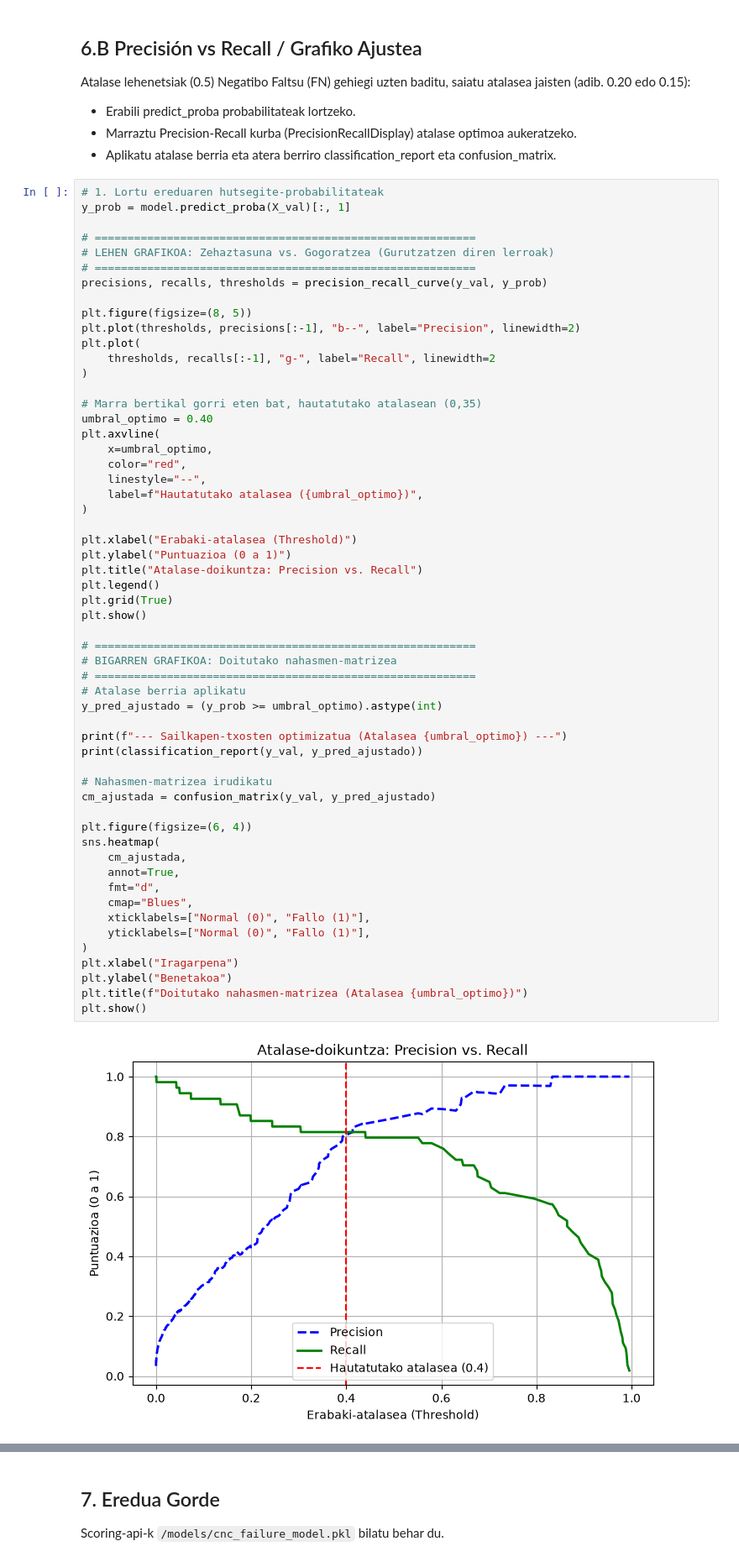
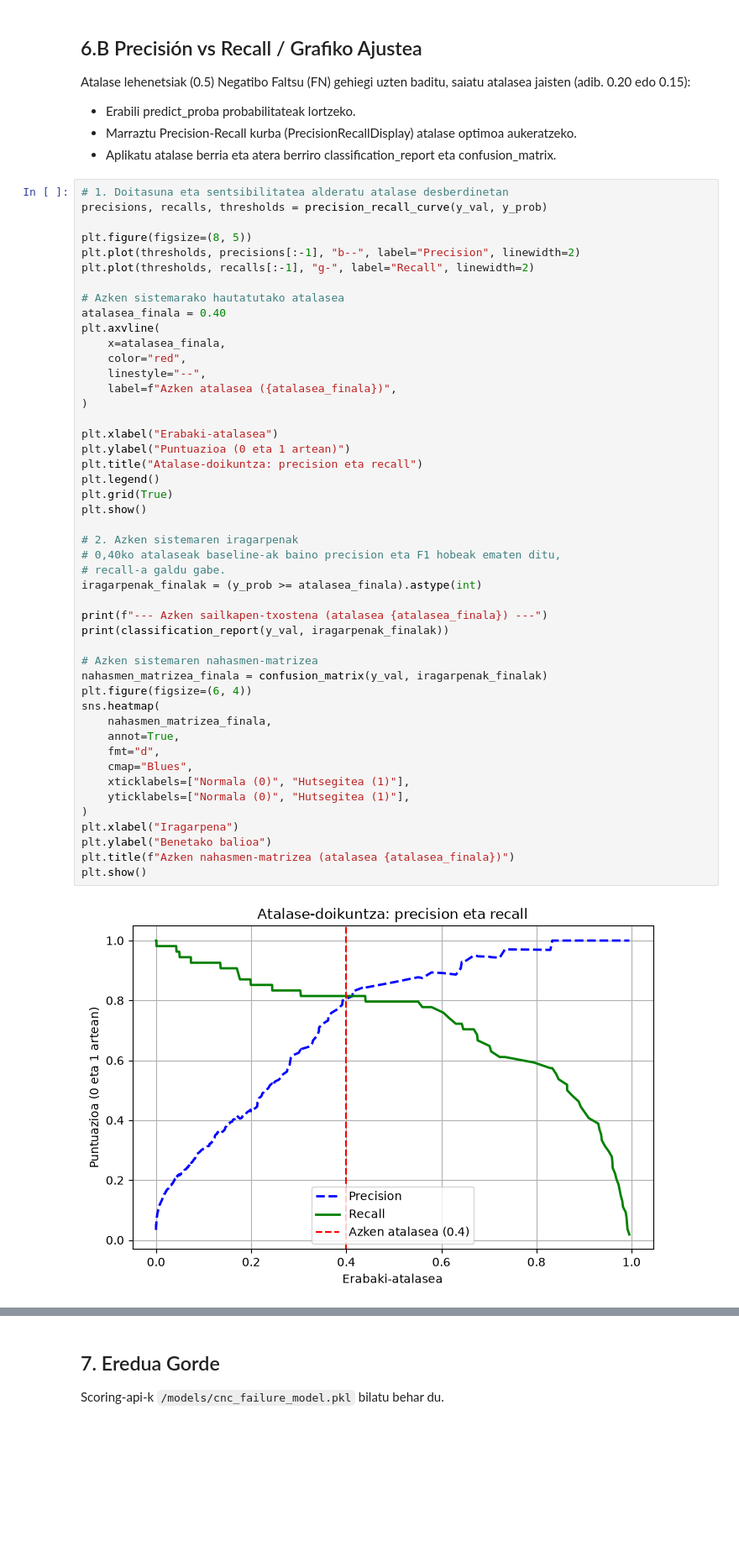
Before and after one commit to AABD-Ethazi-2627/T3-erronka1, a Jupyter notebook: notebooks/02_training.ipynb, the cells around one changed output, grey strips where cells are left out. Shown at 84% size. Drawn from its saved outputs; the diff is of its cells as text; blank space fills up the shorter version.

```diff
--- a/notebooks/02_training.ipynb
+++ b/notebooks/02_training.ipynb
@@ -372,60 +373,51 @@ Atalase lehenetsiak (0.5) Negatibo Faltsu (FN) gehiegi uzten baditu, saiatu atal
 - Marraztu Precision-Recall kurba (PrecisionRecallDisplay) atalase optimoa aukeratzeko.
 - Aplikatu atalase berria eta atera berriro classification_report eta confusion_matrix.
 # %%
-# 1. Lortu ereduaren hutsegite-probabilitateak
-y_prob = model.predict_proba(X_val)[:, 1]
-
-# ==========================================================
-# LEHEN GRAFIKOA: Zehaztasuna vs. Gogoratzea (Gurutzatzen diren lerroak)
-# ==========================================================
+# 1. Doitasuna eta sentsibilitatea alderatu atalase desberdinetan
 precisions, recalls, thresholds = precision_recall_curve(y_val, y_prob)
 
 plt.figure(figsize=(8, 5))
 plt.plot(thresholds, precisions[:-1], "b--", label="Precision", linewidth=2)
-plt.plot(
-    thresholds, recalls[:-1], "g-", label="Recall", linewidth=2
+plt.plot(thresholds, recalls[:-1], "g-", label="Recall", linewidth=2)
+
+# Azken sistemarako hautatutako atalasea
+atalasea_finala = 0.40
+plt.axvline(
+    x=atalasea_finala,
+    color="red",
+    linestyle="--",
+    label=f"Azken atalasea ({atalasea_finala})",
 )
 
-# Marra bertikal gorri eten bat, hautatutako atalasean (0,35)
-umbral_optimo = 0.40
-plt.axvline(
-    x=umbral_optimo,
-    color="red",
-    linestyle="--",
-    label=f"Hautatutako atalasea ({umbral_optimo})",
-)
-
-plt.xlabel("Erabaki-atalasea (Threshold)")
-plt.ylabel("Puntuazioa (0 a 1)")
-plt.title("Atalase-doikuntza: Precision vs. Recall")
+plt.xlabel("Erabaki-atalasea")
+plt.ylabel("Puntuazioa (0 eta 1 artean)")
+plt.title("Atalase-doikuntza: precision eta recall")
 plt.legend()
 plt.grid(True)
 plt.show()
 
-# ==========================================================
-# BIGARREN GRAFIKOA: Doitutako nahasmen-matrizea
-# ==========================================================
-# Atalase berria aplikatu
-y_pred_ajustado = (y_prob >= umbral_optimo).astype(int)
+# 2. Azken sistemaren iragarpenak
+# 0,40ko atalaseak baseline-ak baino precision eta F1 hobeak ematen ditu,
+# recall-a galdu gabe.
+iragarpenak_finalak = (y_prob >= atalasea_finala).astype(int)
 
-print(f"--- Sailkapen-txosten optimizatua (Atalasea {umbral_optimo}) ---")
-print(classification_report(y_val, y_pred_ajustado))
+print(f"--- Azken sailkapen-txostena (atalasea {atalasea_finala}) ---")
+print(classification_report(y_val, iragarpenak_finalak))
 
-# Nahasmen-matrizea irudikatu
-cm_ajustada = confusion_matrix(y_val, y_pred_ajustado)
-
+# Azken sistemaren nahasmen-matrizea
+nahasmen_matrizea_finala = confusion_matrix(y_val, iragarpenak_finalak)
 plt.figure(figsize=(6, 4))
 sns.heatmap(
-    cm_ajustada,
+    nahasmen_matrizea_finala,
     annot=True,
     fmt="d",
     cmap="Blues",
-    xticklabels=["Normal (0)", "Fallo (1)"],
-    yticklabels=["Normal (0)", "Fallo (1)"],
+    xticklabels=["Normala (0)", "Hutsegitea (1)"],
+    yticklabels=["Normala (0)", "Hutsegitea (1)"],
 )
 plt.xlabel("Iragarpena")
-plt.ylabel("Benetakoa")
-plt.title(f"Doitutako nahasmen-matrizea (Atalasea {umbral_optimo})")
+plt.ylabel("Benetako balioa")
+plt.title(f"Azken nahasmen-matrizea (atalasea {atalasea_finala})")
 plt.show()
 # %% [output]
-[figure, old version]
+[figure, new version]
```
Also changed, not shown: parts of 2 cells of this notebook, 1 other file.
